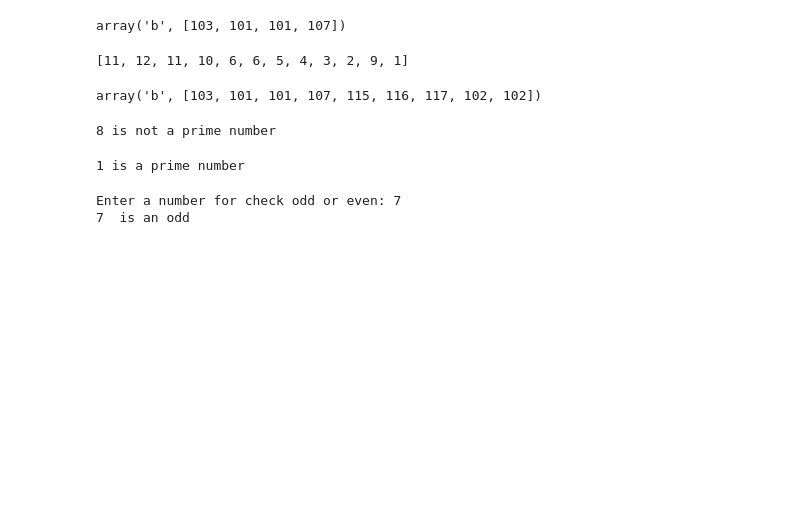
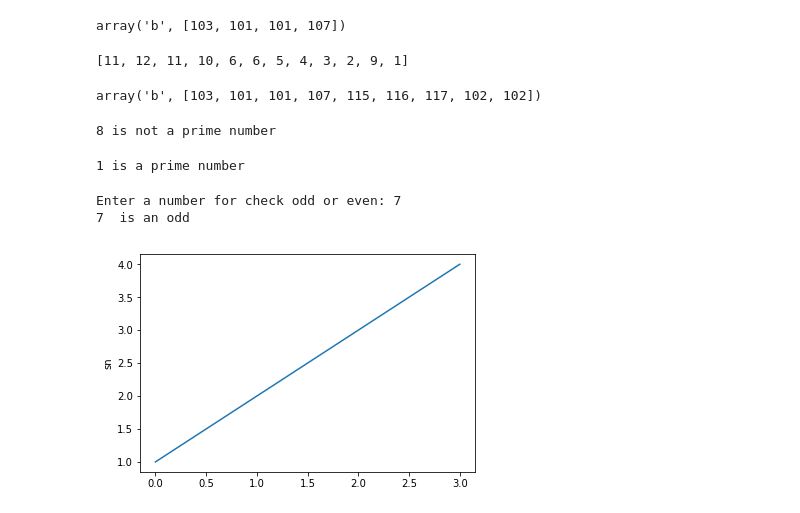
Before and after one commit to lavanyagowda1998/internship, a Jupyter notebook: intruduction_to_phython.ipynb, the cells around one changed output. Drawn from its saved outputs; the diff is of its cells as text; code cells hidden in the pictures; blank space fills up the shorter version.

```diff
--- a/intruduction_to_phython.ipynb
+++ b/intruduction_to_phython.ipynb
@@ -949,3 +949,10 @@ find_Evenodd(num)
 # %% [output]
 Enter a number for check odd or even: 7
 7  is an odd
+# %%
+import matplotlib.pyplot as plt
+plt.plot([1,2,3,4])
+plt.ylabel('sn')
+plt.show()
+# %% [output]
+[figure, added]
```
Also changed, not shown: parts of 24 cells of this notebook.
